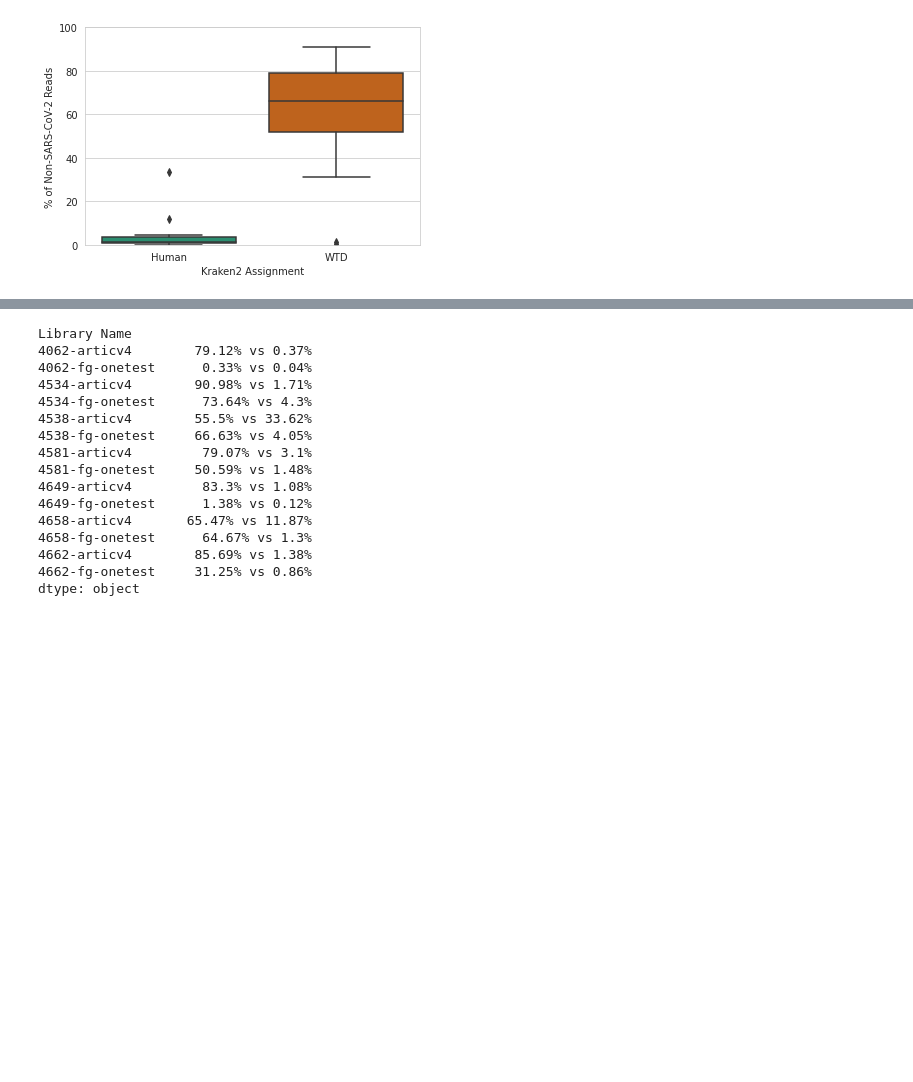
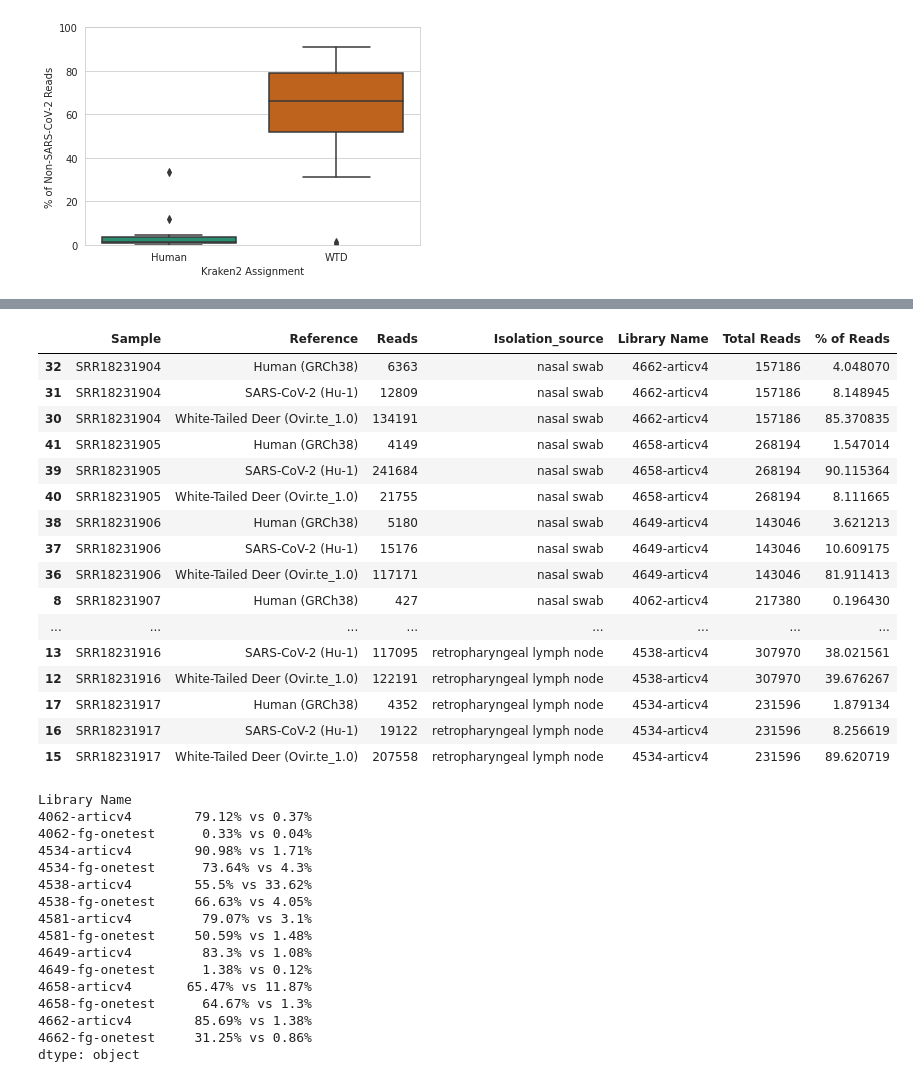
Before and after one commit to fmaguire/on_deer_spillback_analyses, a Jupyter notebook: figure_generator.ipynb, the cells around one changed output, grey strips where cells are left out. Drawn from its saved outputs; the diff is of its cells as text; code cells hidden in the pictures; blank space fills up the shorter version.

```diff
--- a/figure_generator.ipynb
+++ b/figure_generator.ipynb
@@ -575,3 +594,23 @@ key_taxa[key_taxa['% non-SC2 Human'] >= key_taxa['% non-SC2 deer']]
+# %%
+bwa_reports.sort_values(['Sample', "Reference"])
+# %% [output]
+|  | Sample | Reference | Reads | Isolation_source | Library Name | Total Reads | % of Reads |
+| 32 | SRR18231904 | Human (GRCh38) | 6363 | nasal swab | 4662-articv4 | 157186 | 4.048070 |
+| 31 | SRR18231904 | SARS-CoV-2 (Hu-1) | 12809 | nasal swab | 4662-articv4 | 157186 | 8.148945 |
+| 30 | SRR18231904 | White-Tailed Deer (Ovir.te_1.0) | 134191 | nasal swab | 4662-articv4 | 157186 | 85.370835 |
+| 41 | SRR18231905 | Human (GRCh38) | 4149 | nasal swab | 4658-articv4 | 268194 | 1.547014 |
+| 39 | SRR18231905 | SARS-CoV-2 (Hu-1) | 241684 | nasal swab | 4658-articv4 | 268194 | 90.115364 |
+| 40 | SRR18231905 | White-Tailed Deer (Ovir.te_1.0) | 21755 | nasal swab | 4658-articv4 | 268194 | 8.111665 |
+| 38 | SRR18231906 | Human (GRCh38) | 5180 | nasal swab | 4649-articv4 | 143046 | 3.621213 |
+| 37 | SRR18231906 | SARS-CoV-2 (Hu-1) | 15176 | nasal swab | 4649-articv4 | 143046 | 10.609175 |
+| 36 | SRR18231906 | White-Tailed Deer (Ovir.te_1.0) | 117171 | nasal swab | 4649-articv4 | 143046 | 81.911413 |
+| 8 | SRR18231907 | Human (GRCh38) | 427 | nasal swab | 4062-articv4 | 217380 | 0.196430 |
+| ... | ... | ... | ... | ... | ... | ... | ... |
+| 13 | SRR18231916 | SARS-CoV-2 (Hu-1) | 117095 | retropharyngeal lymph node | 4538-articv4 | 307970 | 38.021561 |
+| 12 | SRR18231916 | White-Tailed Deer (Ovir.te_1.0) | 122191 | retropharyngeal lymph node | 4538-articv4 | 307970 | 39.676267 |
+| 17 | SRR18231917 | Human (GRCh38) | 4352 | retropharyngeal lymph node | 4534-articv4 | 231596 | 1.879134 |
+| 16 | SRR18231917 | SARS-CoV-2 (Hu-1) | 19122 | retropharyngeal lymph node | 4534-articv4 | 231596 | 8.256619 |
+| 15 | SRR18231917 | White-Tailed Deer (Ovir.te_1.0) | 207558 | retropharyngeal lymph node | 4534-articv4 | 231596 | 89.620719 |
 # %%
 tables1 = key_taxa[['% non-SC2 deer', '% non-SC2 Human']]
 tables1['String'] = key_taxa['% non-SC2 deer'].round(2).astype(str) + "% vs " +  key_taxa['% non-SC2 Human'].round(2).astype(str) + "%"
```
Also changed, not shown: parts of 16 cells of this notebook, 23 other files.
